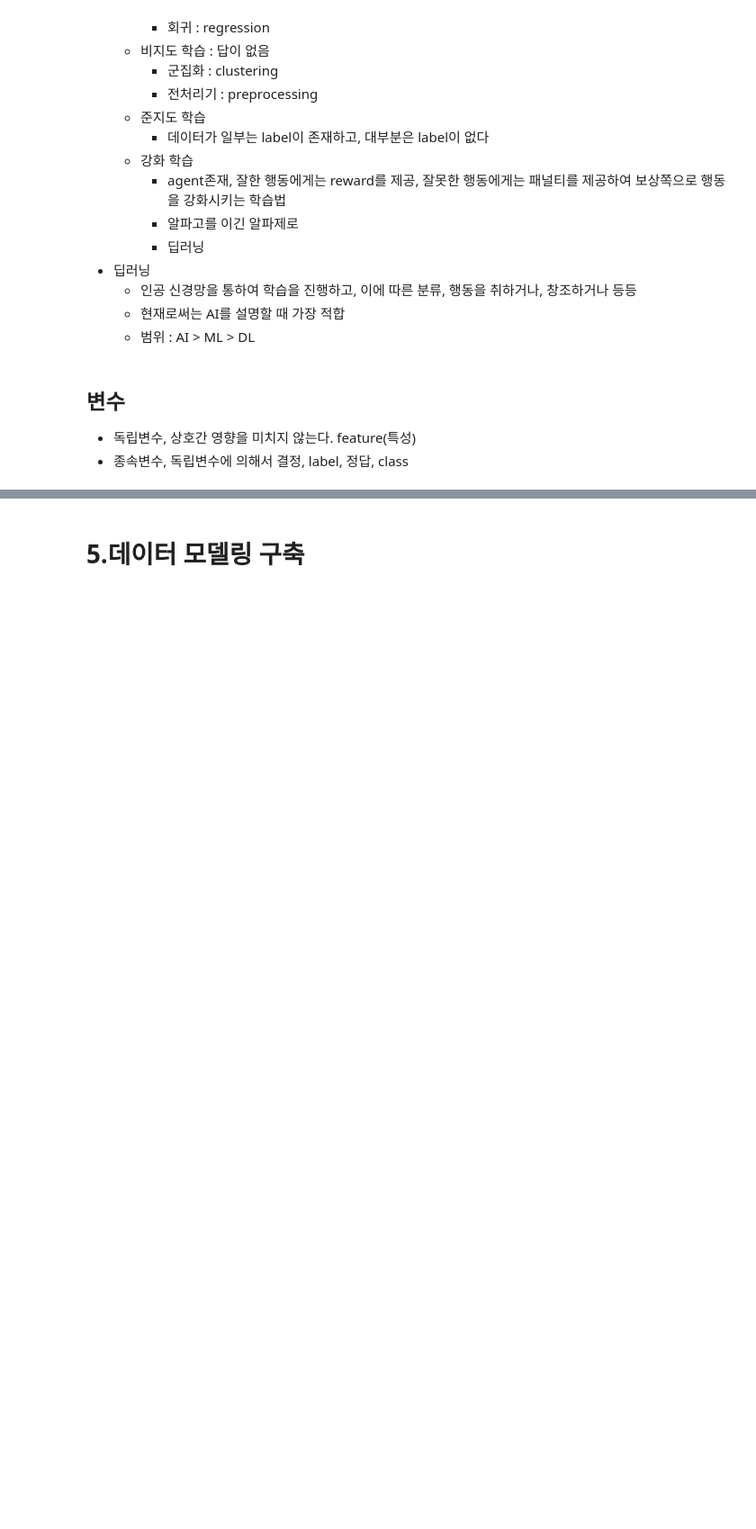
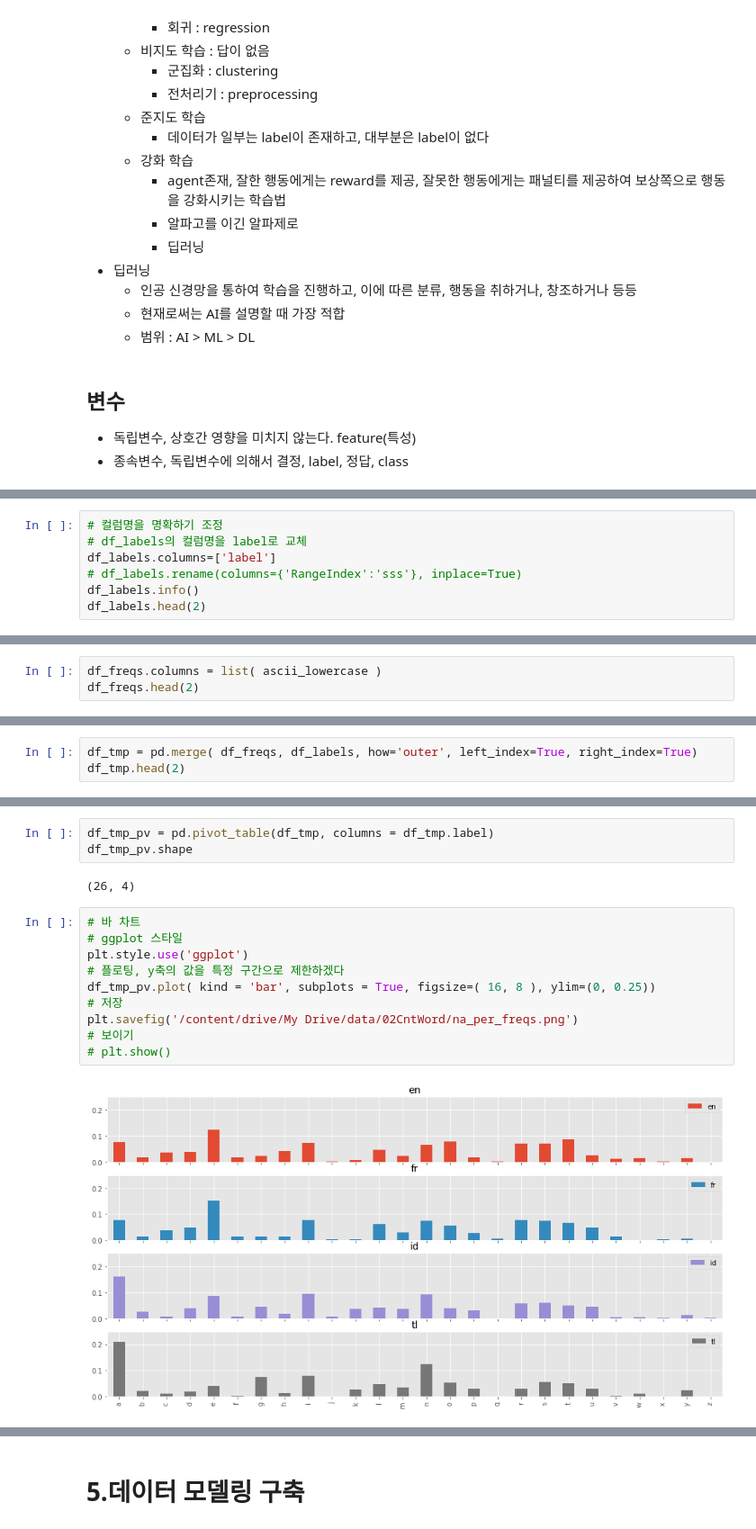
Before and after one commit to y0ngma/python_basic, a Jupyter notebook: 1_머신러닝을이용한번역서비스의언어감지서비스.ipynb, the cells around one changed output, grey strips where cells are left out. Shown: that part at 90% size. Drawn from its saved outputs; the diff is of its cells as text; blank space fills up the shorter version.

```diff
--- a/1_머신러닝을이용한번역서비스의언어감지서비스.ipynb
+++ b/1_머신러닝을이용한번역서비스의언어감지서비스.ipynb
@@ -287,0 +574,7 @@ p1 = re.compile('')
+# %%
+# 컬럼명을 명확하기 조정
+# df_labels의 컬럼명을 label로 교체
+df_labels.columns=['label']
+# df_labels.rename(columns={'RangeIndex':'sss'}, inplace=True)
+df_labels.info()
+df_labels.head(2)
@@ -287,0 +597,3 @@ p1 = re.compile('')
+# %%
+df_freqs.columns = list( ascii_lowercase )
+df_freqs.head(2)
@@ -287,0 +610,3 @@ p1 = re.compile('')
+# %%
+df_tmp = pd.merge( df_freqs, df_labels, how='outer', left_index=True, right_index=True)
+df_tmp.head(2)
@@ -287,0 +655,17 @@ p1 = re.compile('')
+# %%
+df_tmp_pv = pd.pivot_table(df_tmp, columns = df_tmp.label)
+df_tmp_pv.shape
+# %% [output]
+(26, 4)
+# %%
+# 바 차트
+# ggplot 스타일
+plt.style.use('ggplot')
+# 플로팅, y축의 값을 특정 구간으로 제한하겠다
+df_tmp_pv.plot( kind = 'bar', subplots = True, figsize=( 16, 8 ), ylim=(0, 0.25))
+# 저장
+plt.savefig('/content/drive/My Drive/data/02CntWord/na_per_freqs.png')
+# 보이기
+# plt.show()
+# %% [output]
+[figure, added]
```
Also changed, not shown: parts of 51 cells of this notebook.
